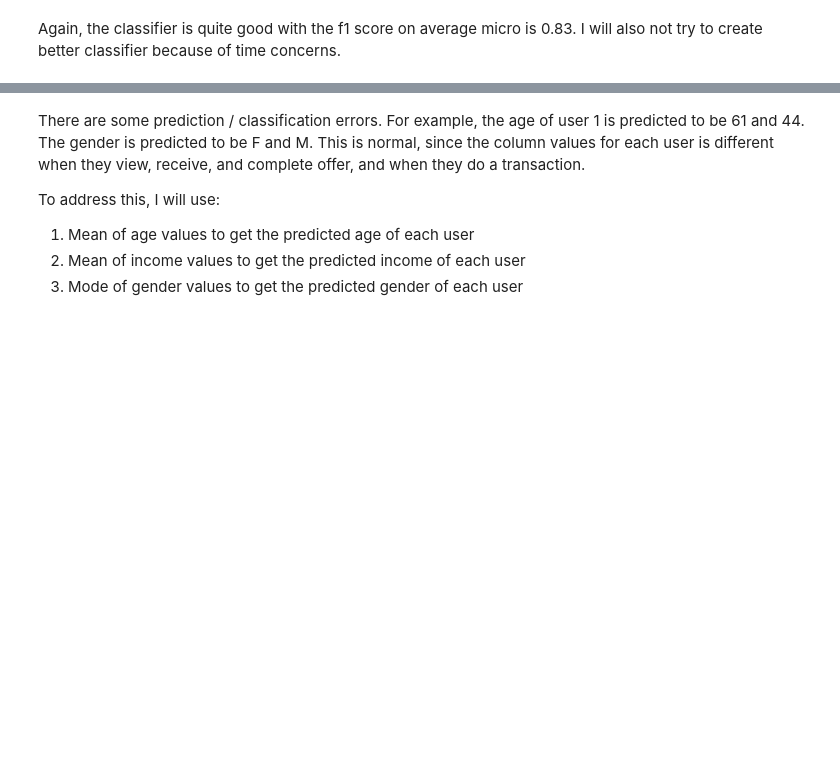
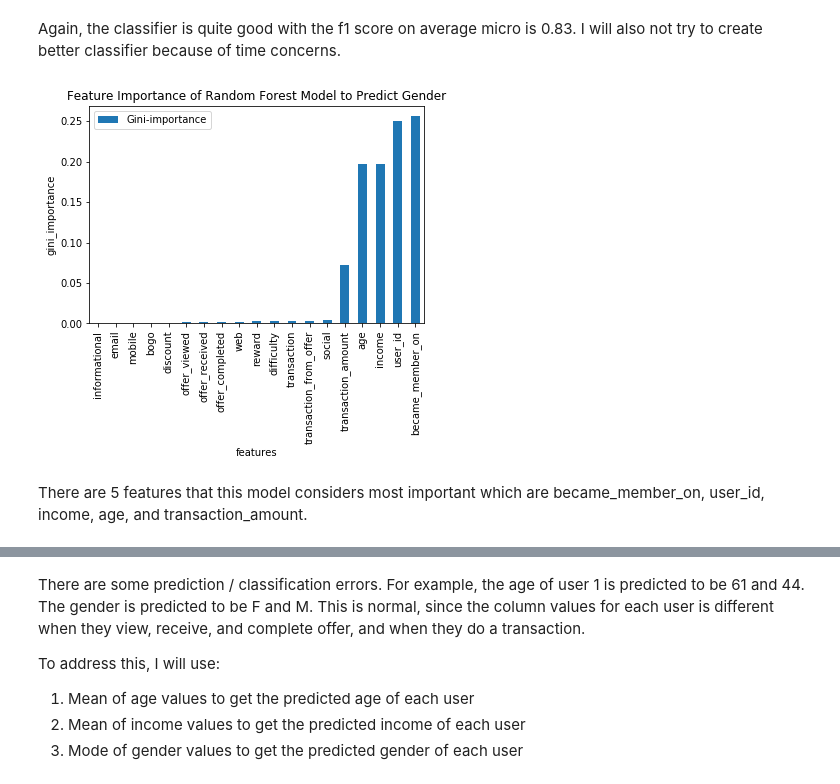
Before and after one commit to nugroho1234/starbucks-project, a Jupyter notebook: Starbucks_Capstone_notebook.ipynb, the cells around one changed output, grey strips where cells are left out. Saved outputs shown, nothing was run; the diff lists cells and outputs as text; code cells hidden in the pictures; blank space fills up the shorter version.

```diff
--- a/Starbucks_Capstone_notebook.ipynb
+++ b/Starbucks_Capstone_notebook.ipynb
@@ -833,5 +922,20 @@ y_pred = clf.predict(X_test)
 # %% [markdown]
 Again, the classifier is quite good with the f1 score on average micro is 0.83. I will also not try to create better classifier because of time concerns.
+# %%
+feats = {} # a dict to hold feature_name: feature_importance
+for feature, importance in zip(X.columns, clf.feature_importances_):
+    feats[feature] = importance #add the name/value pair
+
+importances = pd.DataFrame.from_dict(feats, orient='index').rename(columns={0: 'Gini-importance'})
+importances.sort_values(by='Gini-importance').plot(kind='bar', rot=90)
+plt.title('Feature Importance of Random Forest Model to Predict Gender')
+plt.xlabel('features')
+plt.ylabel('gini_importance')
+plt.show();
+# %% [output]
+[figure, added]
+# %% [markdown]
+There are 5 features that this model considers most important which are became_member_on, user_id, income, age, and transaction_amount.
 # %%
 #predict gender on df_ml_test
 X = df_ml_test.drop(['gender', 'time', 'offer_type', 'offer_id','transaction_offer_viewed', 'reward_achieved'], axis = 1).copy()
```
Also changed, not shown: parts of 31 cells of this notebook, 1 other file.
